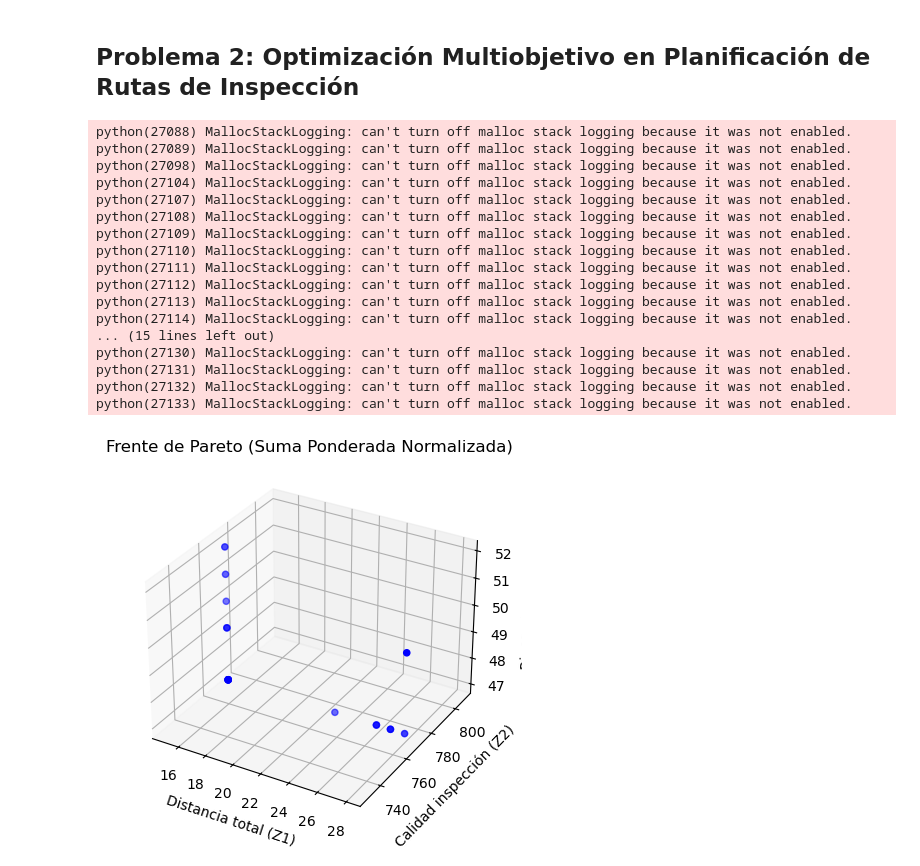
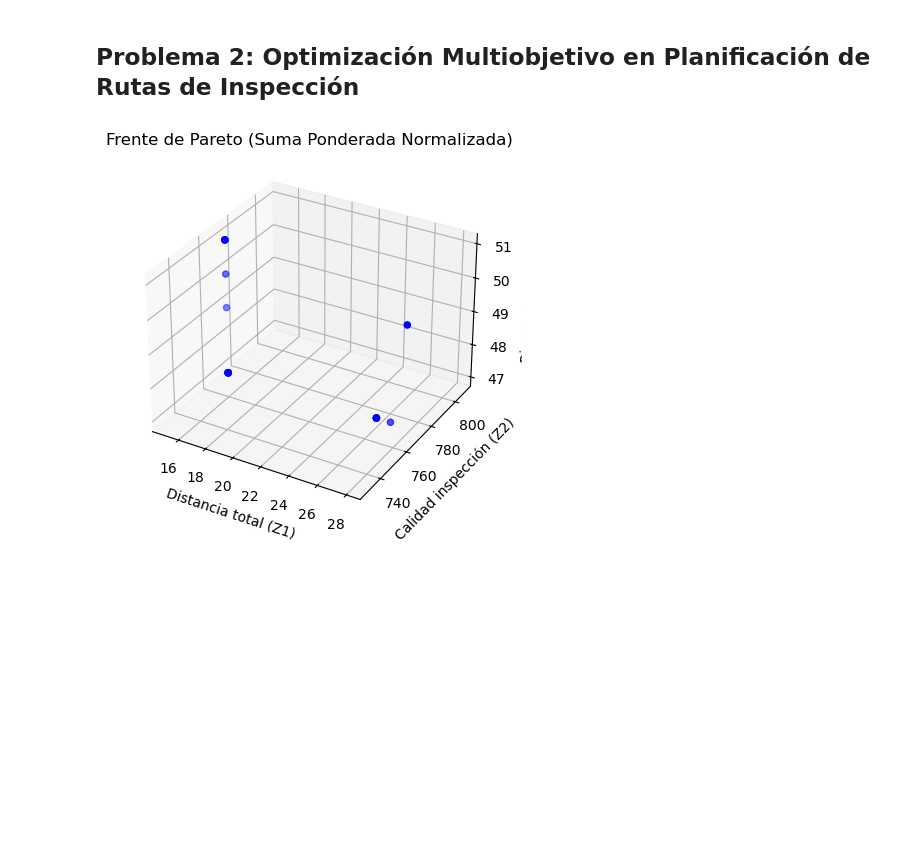
Before and after one commit to SuperEquipoEstrella/MOS-Lab5, a Jupyter notebook: lab5.ipynb, the cells around one changed output. Cells and saved outputs as stored; diff of their text form; code cells hidden in the pictures; blank space fills up the shorter version.

```diff
--- a/lab5.ipynb
+++ b/lab5.ipynb
@@ -32,7 +32,6 @@ riesgo_datos = {
 }
 riesgo_arcos = {(i, j): riesgo_datos.get((i, j), 5) for i in nodos for j in nodos if i != j}
 
-# === Calcular extremos ===
 def calcular_extremos_objetivos():
     extremos = {}
 
@@ -115,7 +114,7 @@ for w1, w2, w3 in peso_combinaciones:
 
     # Normalización
     z1_norm = (z1 - z1_min) / z1_min
-    z2_norm = 1 - (z2_real / z2_max)
+    z2_norm = 1 - (z2_real - z2_max / z2_max)
     z3_norm = (z3 - z3_min) / z3_min
 
     model.Obj = Objective(expr=w1 * z1_norm + w2 * z2_norm + w3 * z3_norm, sense=minimize)
@@ -137,48 +136,31 @@ for w1, w2, w3 in peso_combinaciones:
 
     def flujo(model, i, k):
         if i != 0:
             return sum(model.x[i, j, k] for j in model.N if j != i) - sum(model.x[j, i, k] for j in model.N if j != i) == 0
         return Constraint.Skip
     model.flujo = Constraint(model.N, model.K, rule=flujo)
 
     def mtz_rule(model, i, j, k):
         if i != 0 and j != 0 and i != j:
             return model.u[i, k] - model.u[j, k] + num_nodos * model.x[i, j, k] <= num_nodos - 1
         return Constraint.Skip
     model.subtours = Constraint(model.N, model.N, model.K, rule=mtz_rule)
 
     SolverFactory('glpk').solve(model)
 
     z1_vec.append(value(z1))
     z2_vec.append(value(z2_real))
     z3_vec.append(value(z3))
 
 # === Visualización ===
 fig = plt.figure()
 ax = fig.add_subplot(111, projection='3d')
 ax.scatter(z1_vec, z2_vec, z3_vec, c='blue', marker='o')
 ax.set_xlabel('Distancia total (Z1)')
 ax.set_ylabel('Calidad inspección (Z2)')
 ax.set_zlabel('Riesgo total (Z3)')
 plt.title('Frente de Pareto (Suma Ponderada Normalizada)')
 plt.grid(True)
 plt.show()
 # %% [output]
-python(27088) MallocStackLogging: can't turn off malloc stack logging because it was not enabled.
-python(27089) MallocStackLogging: can't turn off malloc stack logging because it was not enabled.
-python(27098) MallocStackLogging: can't turn off malloc stack logging because it was not enabled.
-python(27104) MallocStackLogging: can't turn off malloc stack logging because it was not enabled.
-python(27107) MallocStackLogging: can't turn off malloc stack logging because it was not enabled.
-python(27108) MallocStackLogging: can't turn off malloc stack logging because it was not enabled.
-python(27109) MallocStackLogging: can't turn off malloc stack logging because it was not enabled.
-python(27110) MallocStackLogging: can't turn off malloc stack logging because it was not enabled.
-python(27111) MallocStackLogging: can't turn off malloc stack logging because it was not enabled.
-python(27112) MallocStackLogging: can't turn off malloc stack logging because it was not enabled.
-python(27113) MallocStackLogging: can't turn off malloc stack logging because it was not enabled.
-python(27114) MallocStackLogging: can't turn off malloc stack logging because it was not enabled.
-... (15 lines left out)
-python(27130) MallocStackLogging: can't turn off malloc stack logging because it was not enabled.
-python(27131) MallocStackLogging: can't turn off malloc stack logging because it was not enabled.
-python(27132) MallocStackLogging: can't turn off malloc stack logging because it was not enabled.
-python(27133) MallocStackLogging: can't turn off malloc stack logging because it was not enabled.
-[figure, old version]
+[figure, new version]
```
